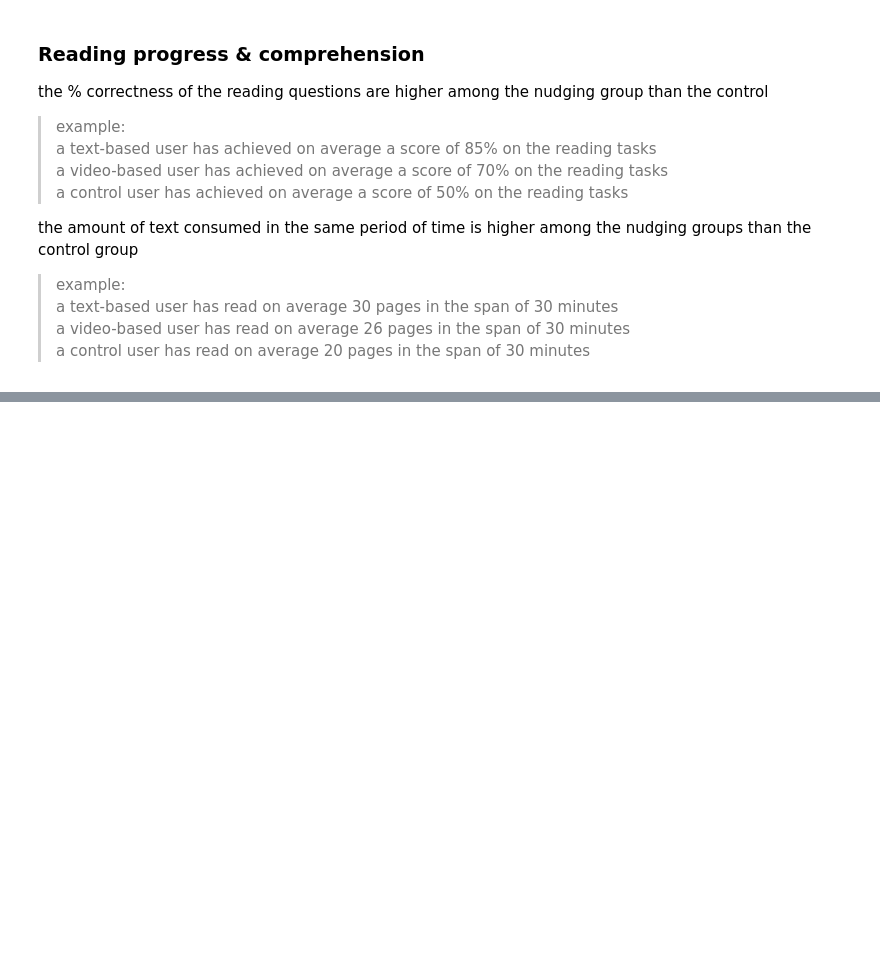
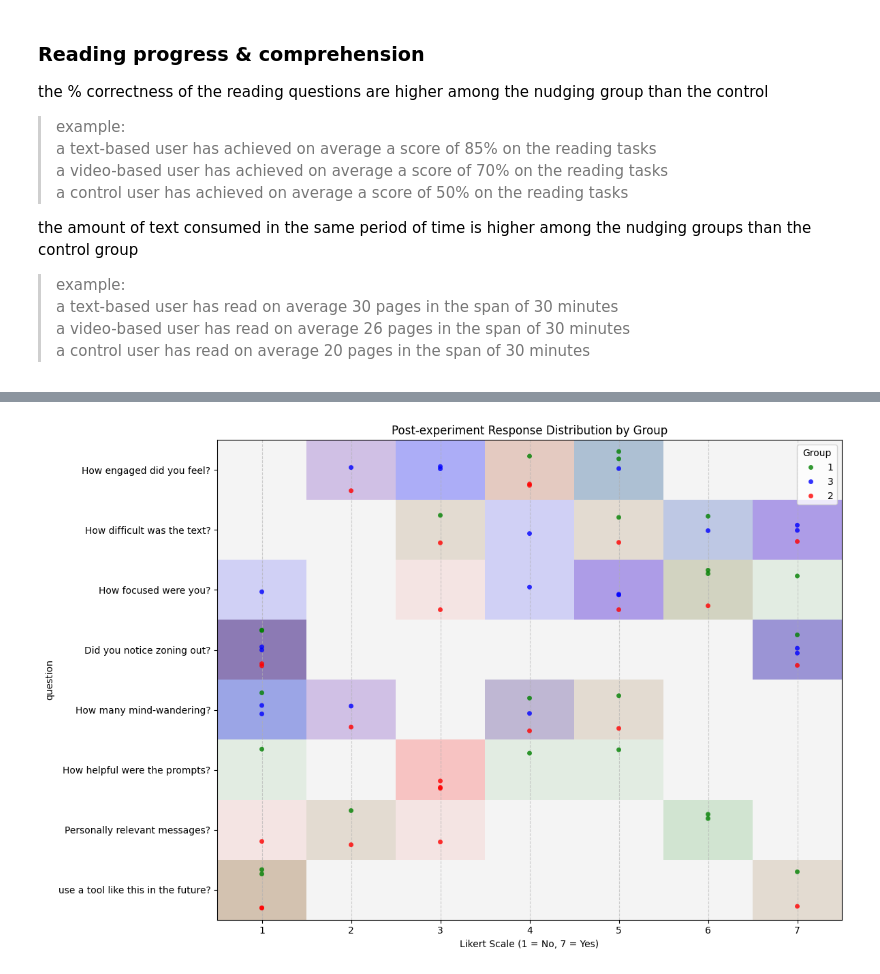
Before and after one commit to gerappa01/attention, a Jupyter notebook: results.ipynb, the cells around one changed output, grey strips where cells are left out. Drawn from its saved outputs; the diff is of its cells as text; code cells hidden in the pictures; blank space fills up the shorter version.

```diff
--- a/results.ipynb
+++ b/results.ipynb
@@ -542,0 +667,69 @@ plt.show()
+# %%
+post_df_plot = post_df_long[post_numeric_cols + ['group']].copy()
+post_df_plot['group'] = post_df_plot['group'].astype(str)
+post_df_plot = post_df_plot.melt(id_vars='group', var_name='question', value_name='answer')
+
+question_order = post_df_plot['question'].unique()
+question_to_idx = {q: i for i, q in enumerate(question_order)}
+post_df_plot['question_idx'] = post_df_plot['question'].map(question_to_idx)
+
+group_colors = {'1': 'green', '2': 'red', '3': 'blue'}
+
+plt.figure(figsize=(12, 8))
+
+for group in ['1', '2', '3']:
+    sub = post_df_plot[post_df_plot['group'] == group]
+
+    hist, xedges, yedges = np.histogram2d(
+        sub['answer'], sub['question_idx'],
+        bins=[np.arange(0.5, 8.5, 1), np.arange(-0.5, len(question_order)+0.5, 1)]
+    )
+    hist = hist / hist.max()
+
+    plt.imshow(
+        hist.T,
+        extent=[0.5, 7.5, -0.5, len(question_order) - 0.5],
+        aspect='auto',
+        origin='lower',
+        cmap=sns.light_palette(group_colors[group], as_cmap=True),
+        alpha=0.3
+    )
+
+sns.stripplot(
+    data=post_df_plot,
+    x='answer',
+    y='question',
+    hue='group',
+    dodge=True,
+    jitter=0.25,
+    alpha=0.8,
+    palette=group_colors
+)
+
+custom_labels = [
+"How engaged did you feel?",
+"How difficult was the text?",
+"How focused were you?",
+"Did you notice zoning out?",
+"How many mind-wandering?",
+"How helpful were the prompts?",
+"Personally relevant messages?",
+"use a tool like this in the future?",
+]
+
+plt.yticks(
+    ticks=np.arange(len(question_order)),
+    labels=custom_labels
+)
+
+
+
+plt.xlabel('Likert Scale (1 = No, 7 = Yes)')
+plt.title('Post-experiment Response Distribution by Group')
+plt.xlim(0.5, 7.5)
+plt.grid(axis='x', linestyle='--', alpha=0.6)
+plt.legend(title='Group')
+plt.tight_layout()
+plt.show()
+# %% [output]
+[figure, added]
```
Also changed, not shown: parts of 14 cells of this notebook, 22 other files.
